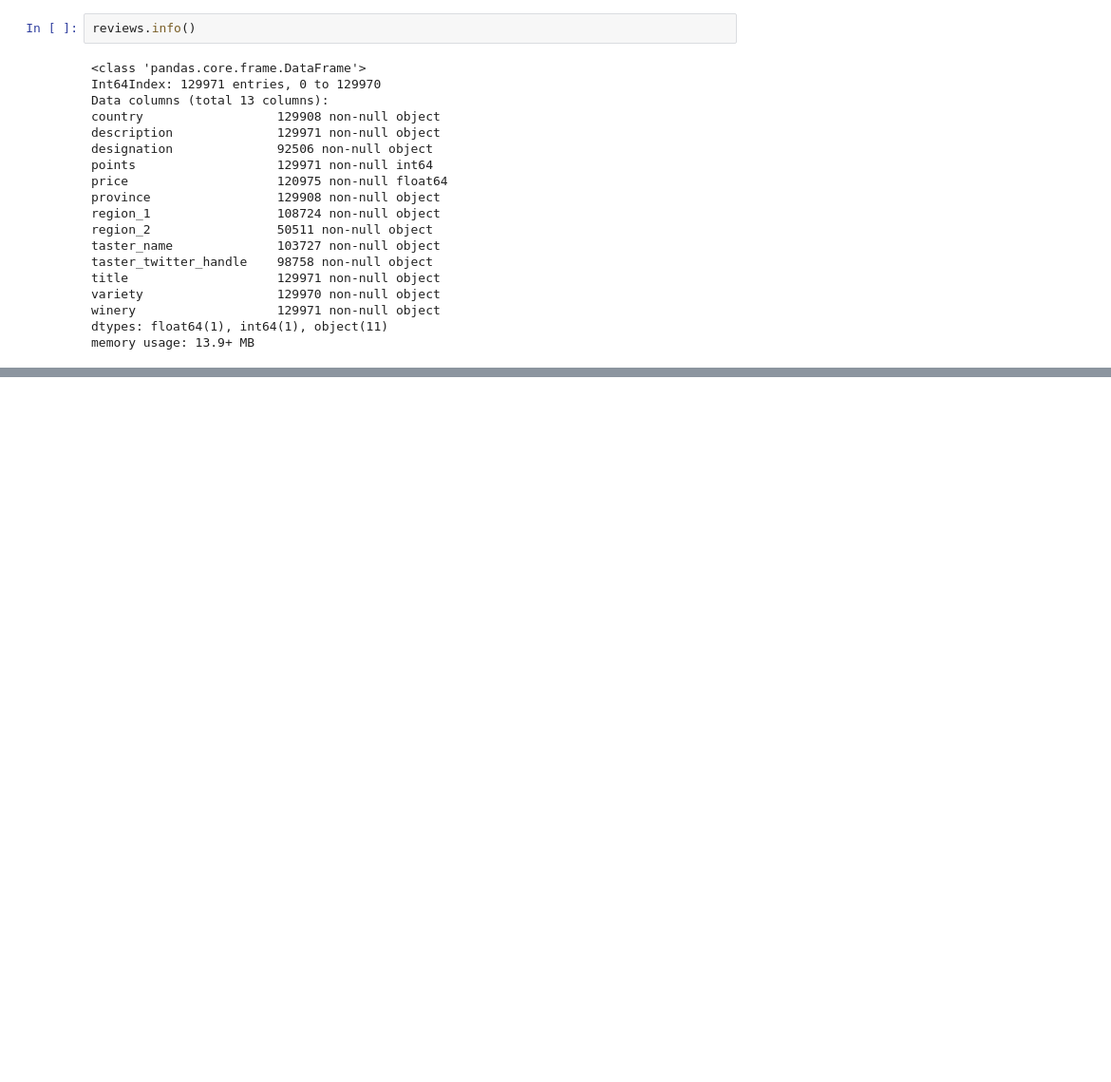
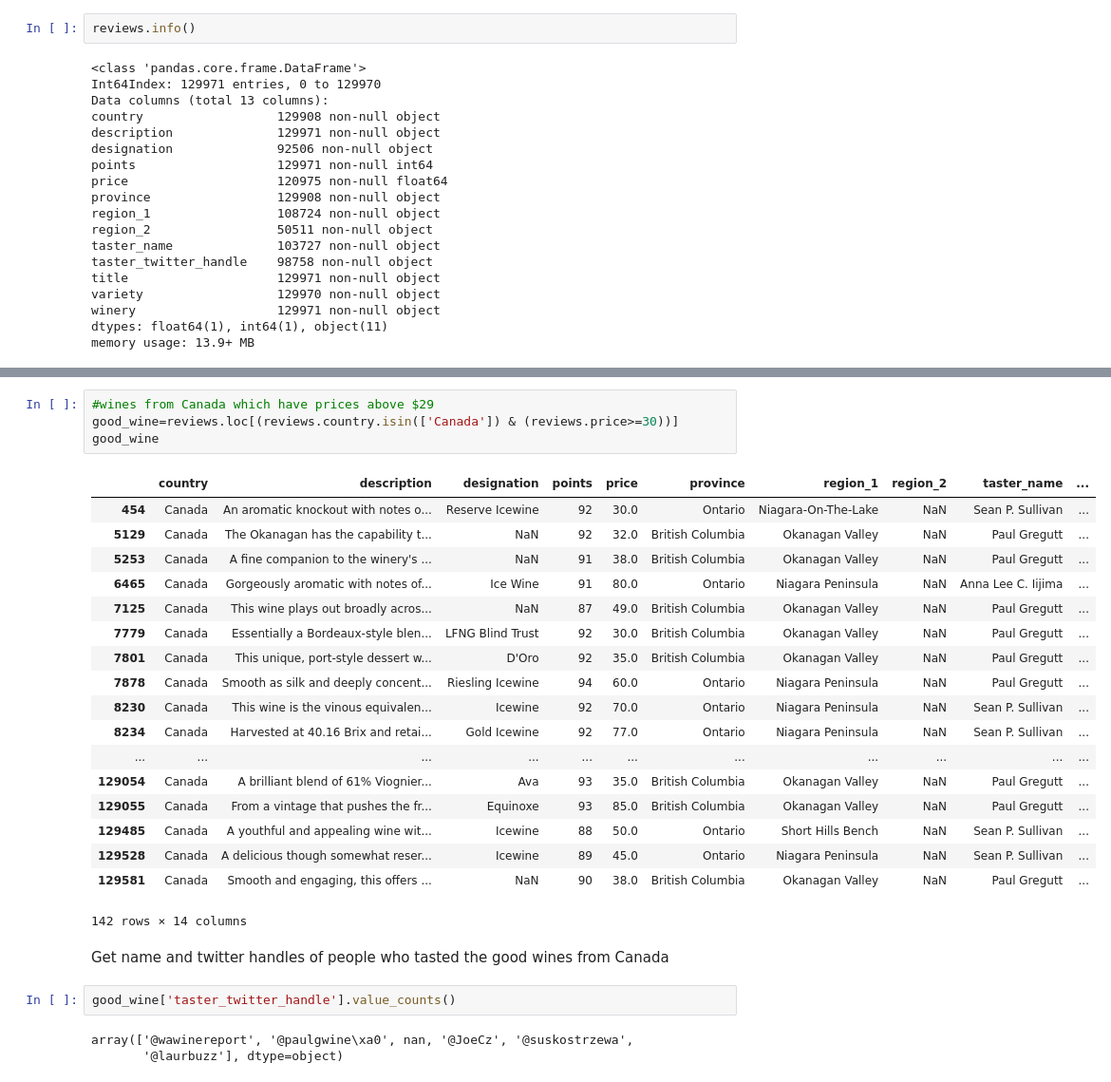
Before and after one commit to jimaid/tutorial, a Jupyter notebook: Pandas tutorials.ipynb, the cells around one changed output, grey strips where cells are left out. Shown: that part at 95% size. Saved outputs shown, nothing was run; the diff lists cells and outputs as text; blank space fills up the shorter version.

```diff
--- a/Pandas tutorials.ipynb
+++ b/Pandas tutorials.ipynb
@@ -320,0 +479,30 @@ memory usage: 13.9+ MB
+# %%
+#wines from Canada which have prices above $29
+good_wine=reviews.loc[(reviews.country.isin(['Canada']) & (reviews.price>=30))]
+good_wine
+# %% [output]
+|  | country | description | designation | points | price | province | region_1 | region_2 | taster_name | ... |
+| 454 | Canada | An aromatic knockout with notes o... | Reserve Icewine | 92 | 30.0 | Ontario | Niagara-On-The-Lake | NaN | Sean P. Sullivan | ... |
+| 5129 | Canada | The Okanagan has the capability t... | NaN | 92 | 32.0 | British Columbia | Okanagan Valley | NaN | Paul Gregutt | ... |
+| 5253 | Canada | A fine companion to the winery's ... | NaN | 91 | 38.0 | British Columbia | Okanagan Valley | NaN | Paul Gregutt | ... |
+| 6465 | Canada | Gorgeously aromatic with notes of... | Ice Wine | 91 | 80.0 | Ontario | Niagara Peninsula | NaN | Anna Lee C. Iijima | ... |
+| 7125 | Canada | This wine plays out broadly acros... | NaN | 87 | 49.0 | British Columbia | Okanagan Valley | NaN | Paul Gregutt | ... |
+| 7779 | Canada | Essentially a Bordeaux-style blen... | LFNG Blind Trust | 92 | 30.0 | British Columbia | Okanagan Valley | NaN | Paul Gregutt | ... |
+| 7801 | Canada | This unique, port-style dessert w... | D'Oro | 92 | 35.0 | British Columbia | Okanagan Valley | NaN | Paul Gregutt | ... |
+| 7878 | Canada | Smooth as silk and deeply concent... | Riesling Icewine | 94 | 60.0 | Ontario | Niagara Peninsula | NaN | Paul Gregutt | ... |
+| 8230 | Canada | This wine is the vinous equivalen... | Icewine | 92 | 70.0 | Ontario | Niagara Peninsula | NaN | Sean P. Sullivan | ... |
+| 8234 | Canada | Harvested at 40.16 Brix and retai... | Gold Icewine | 92 | 77.0 | Ontario | Niagara Peninsula | NaN | Sean P. Sullivan | ... |
+| ... | ... | ... | ... | ... | ... | ... | ... | ... | ... | ... |
+| 129054 | Canada | A brilliant blend of 61% Viognier... | Ava | 93 | 35.0 | British Columbia | Okanagan Valley | NaN | Paul Gregutt | ... |
+| 129055 | Canada | From a vintage that pushes the fr... | Equinoxe | 93 | 85.0 | British Columbia | Okanagan Valley | NaN | Paul Gregutt | ... |
+| 129485 | Canada | A youthful and appealing wine wit... | Icewine | 88 | 50.0 | Ontario | Short Hills Bench | NaN | Sean P. Sullivan | ... |
+| 129528 | Canada | A delicious though somewhat reser... | Icewine | 89 | 45.0 | Ontario | Niagara Peninsula | NaN | Sean P. Sullivan | ... |
+| 129581 | Canada | Smooth and engaging, this offers ... | NaN | 90 | 38.0 | British Columbia | Okanagan Valley | NaN | Paul Gregutt | ... |
+142 rows × 14 columns
+# %% [markdown]
+Get name and twitter handles of people who tasted the good wines from Canada
+# %%
+good_wine['taster_twitter_handle'].value_counts()
+# %% [output]
+array(['@wawinereport', '@paulgwine\xa0', nan, '@JoeCz', '@suskostrzewa',
+       '@laurbuzz'], dtype=object)
```
Also changed, not shown: parts of 19 cells of this notebook.
